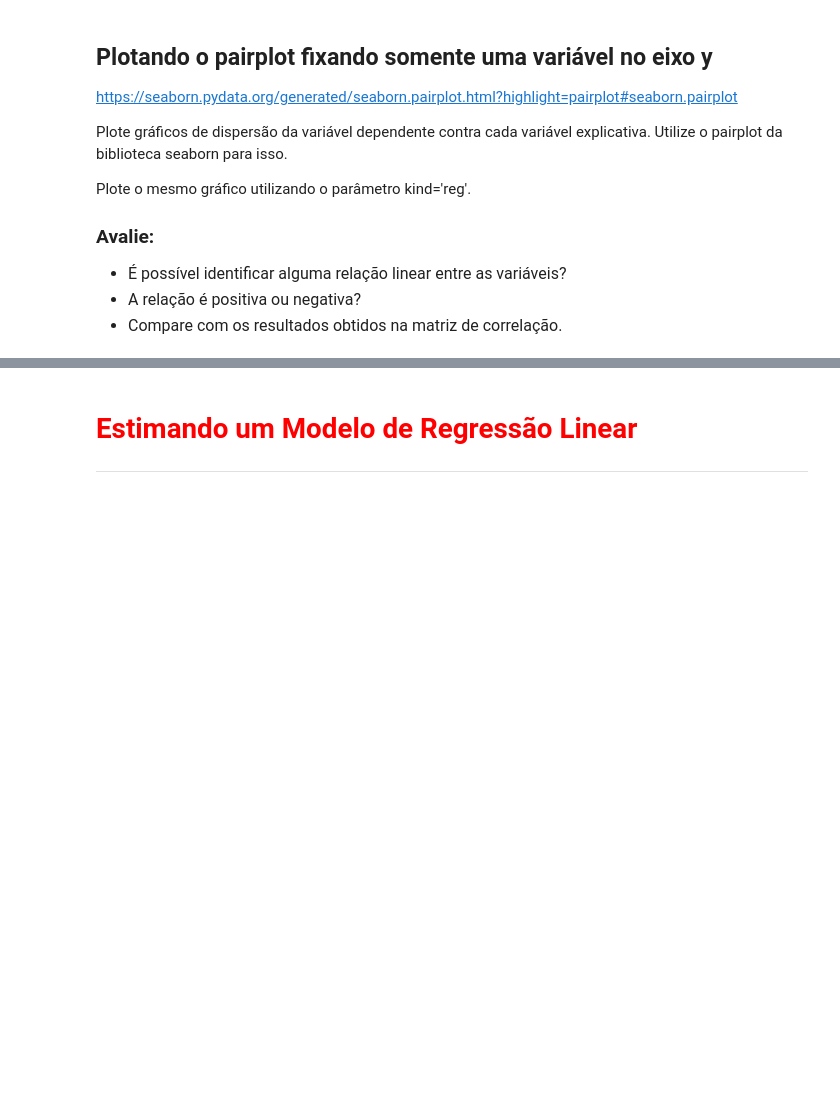
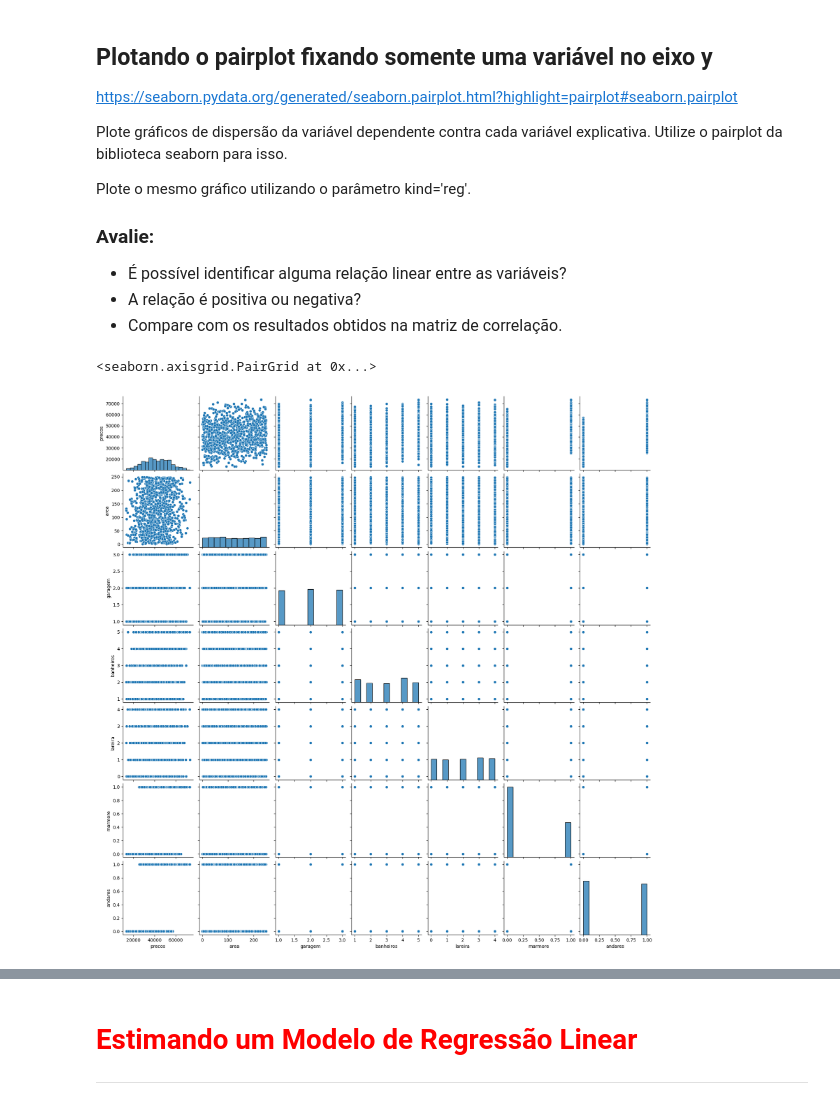
Before and after one commit to smcco94/DataAnalytics, a Jupyter notebook: Formação_Data_Sciency/Modulo_2/Regressao_Linear/Desafio/Regressao Linear - Exercicio.ipynb, the cells around one changed output, grey strips where cells are left out. Saved outputs shown, nothing was run; the diff lists cells and outputs as text; code cells hidden in the pictures; blank space fills up the shorter version.

```diff
--- a/Formação_Data_Sciency/Modulo_2/Regressao_Linear/Desafio/Regressao Linear - Exercicio.ipynb
+++ b/Formação_Data_Sciency/Modulo_2/Regressao_Linear/Desafio/Regressao Linear - Exercicio.ipynb
@@ -222,3 +208,8 @@ Plote o mesmo gráfico utilizando o parâmetro kind='reg'.
     <li>A relação é positiva ou negativa?</li>
     <li>Compare com os resultados obtidos na matriz de correlação.</li>
 </ul>
+# %%
+sns.pairplot(dados)
+# %% [output]
+<seaborn.axisgrid.PairGrid at 0x...>
+[figure, added]
```
Also changed, not shown: parts of 18 cells of this notebook, 1 other file.
